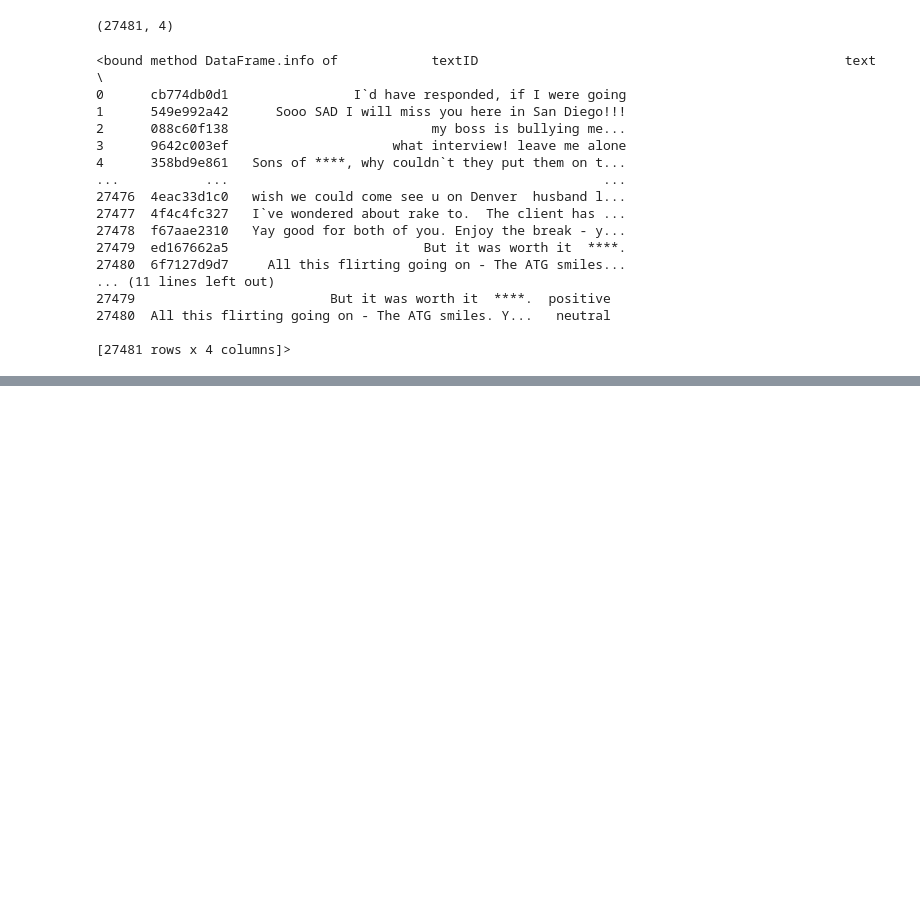
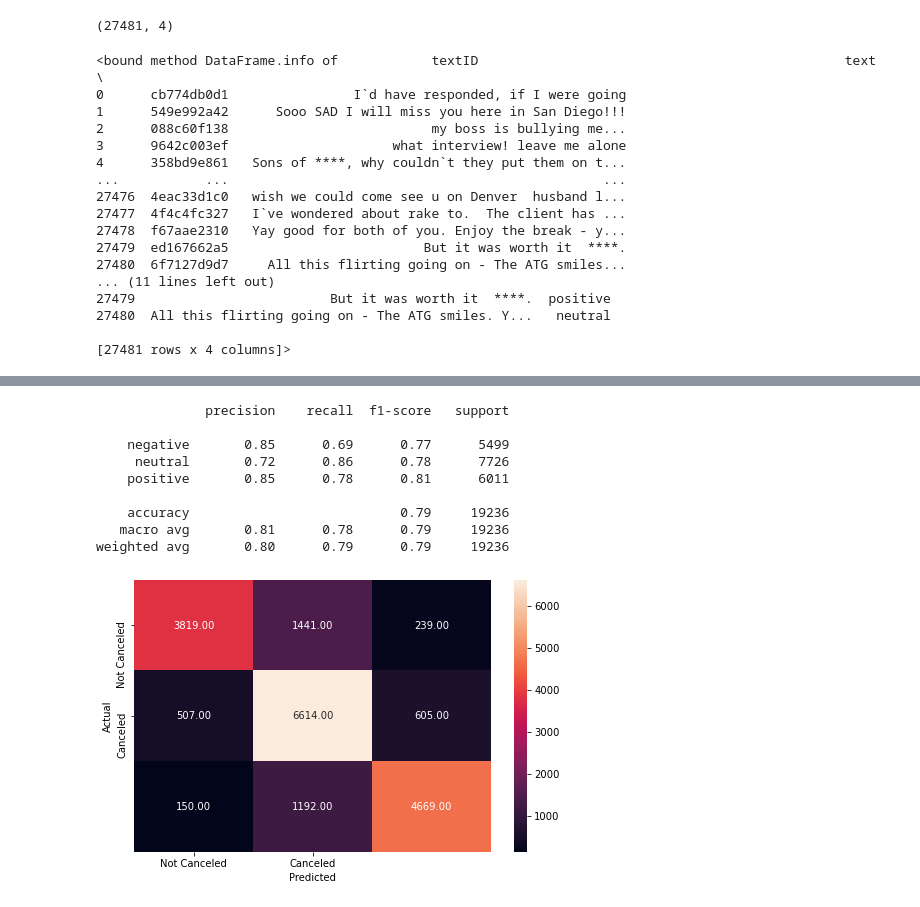
Before and after one commit to MelodyRastegar/Electric-Vehicle-Twitter-Sentiment-Analysis, a Jupyter notebook: Tesla-NLP.ipynb, the cells around one changed output, grey strips where cells are left out. Saved outputs shown, nothing was run; the diff lists cells and outputs as text; code cells hidden in the pictures; blank space fills up the shorter version.

```diff
--- a/Tesla-NLP.ipynb
+++ b/Tesla-NLP.ipynb
@@ -154,0 +256,14 @@ ValueError: could not convert string to float: '1c04467b15'
+# %%
+y_pred_train2 = log_reg.predict(X_train)
+metrics_score(y_train, y_pred_train2)
+# %% [output]
+              precision    recall  f1-score   support
+
+    negative       0.85      0.69      0.77      5499
+     neutral       0.72      0.86      0.78      7726
+    positive       0.85      0.78      0.81      6011
+
+    accuracy                           0.79     19236
+   macro avg       0.81      0.78      0.79     19236
+weighted avg       0.80      0.79      0.79     19236
+[figure, added]
```
Also changed, not shown: parts of 42 cells of this notebook.
